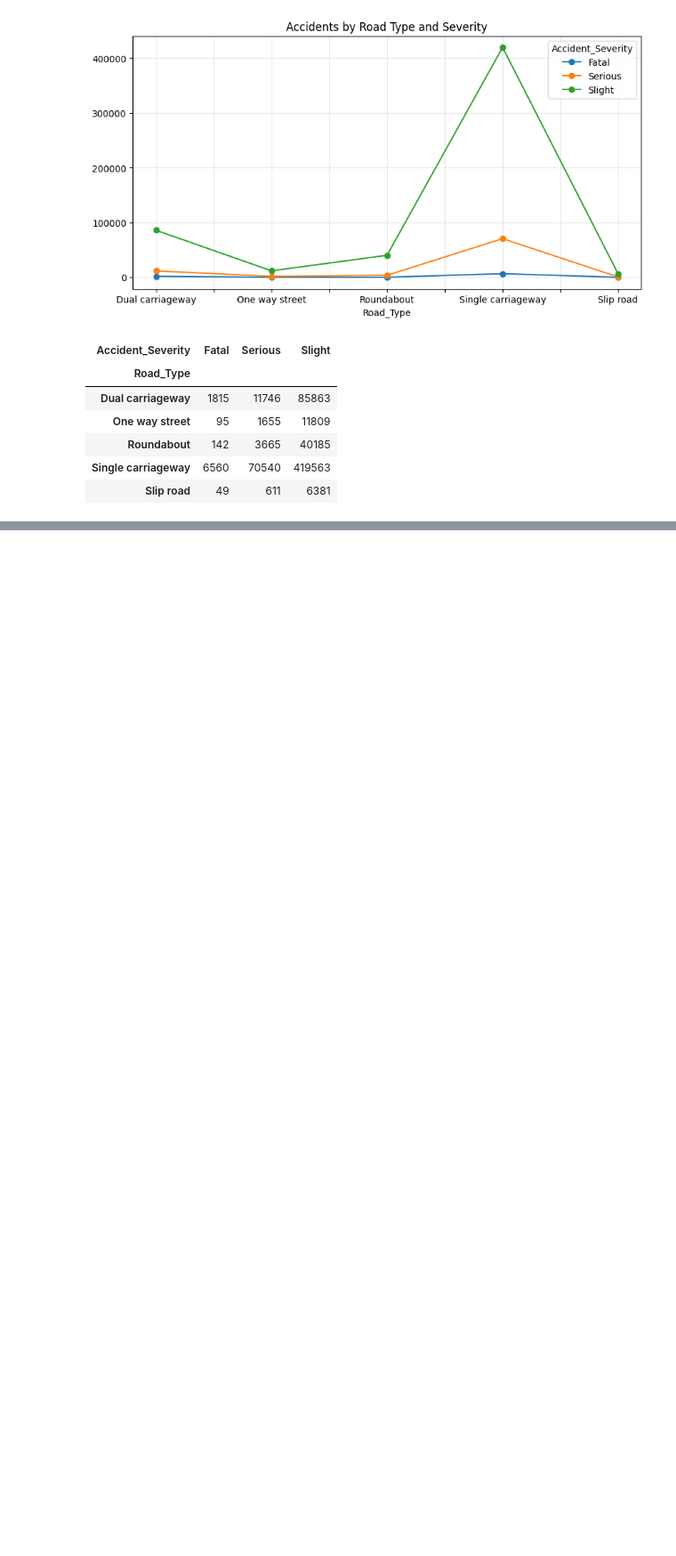
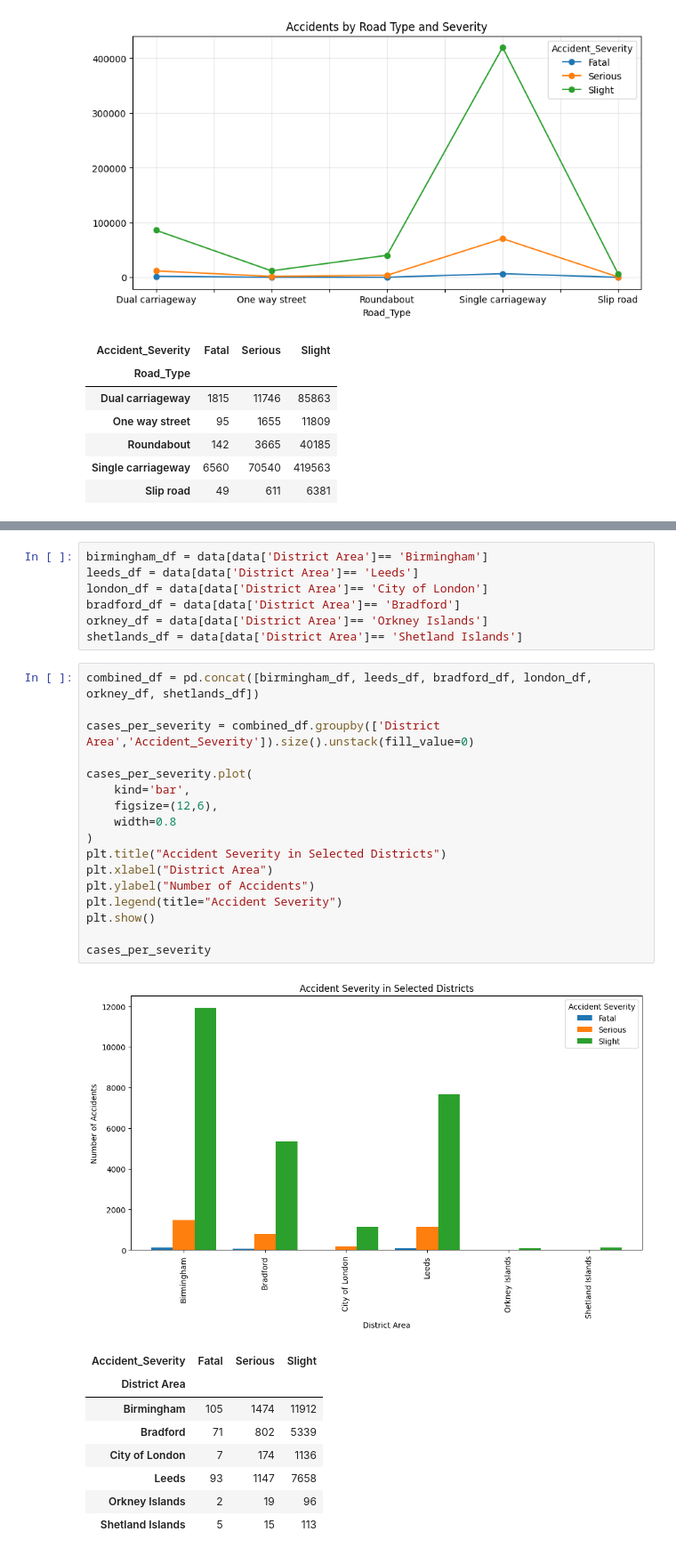
Before and after one commit to JonStephenNavallo/ELEC03---Data-Analytics, a Jupyter notebook: Activity 2/Activity2.ipynb, the cells around one changed output, grey strips where cells are left out. Shown at 89% size. Cells and saved outputs as stored; diff of their text form; blank space fills up the shorter version.

```diff
--- a/Activity 2/Activity2.ipynb
+++ b/Activity 2/Activity2.ipynb
@@ -577,0 +626,34 @@ roadtype_dataxx
+# %%
+birmingham_df = data[data['District Area']== 'Birmingham']
+leeds_df = data[data['District Area']== 'Leeds']
+london_df = data[data['District Area']== 'City of London']
+bradford_df = data[data['District Area']== 'Bradford']
+orkney_df = data[data['District Area']== 'Orkney Islands']
+shetlands_df = data[data['District Area']== 'Shetland Islands']
+# %%
+combined_df = pd.concat([birmingham_df, leeds_df, bradford_df, london_df, orkney_df, shetlands_df])
+
+cases_per_severity = combined_df.groupby(['District Area','Accident_Severity']).size().unstack(fill_value=0)
+
+cases_per_severity.plot(
+    kind='bar',
+    figsize=(12,6),
+    width=0.8
+)
+plt.title("Accident Severity in Selected Districts")
+plt.xlabel("District Area")
+plt.ylabel("Number of Accidents")
+plt.legend(title="Accident Severity")
+plt.show()
+
+cases_per_severity
+# %% [output]
+[figure, added]
+| Accident_Severity | Fatal | Serious | Slight |
+| District Area |  |  |  |
+| Birmingham | 105 | 1474 | 11912 |
+| Bradford | 71 | 802 | 5339 |
+| City of London | 7 | 174 | 1136 |
+| Leeds | 93 | 1147 | 7658 |
+| Orkney Islands | 2 | 19 | 96 |
+| Shetland Islands | 5 | 15 | 113 |
```
Also changed, not shown: parts of 36 cells of this notebook.
